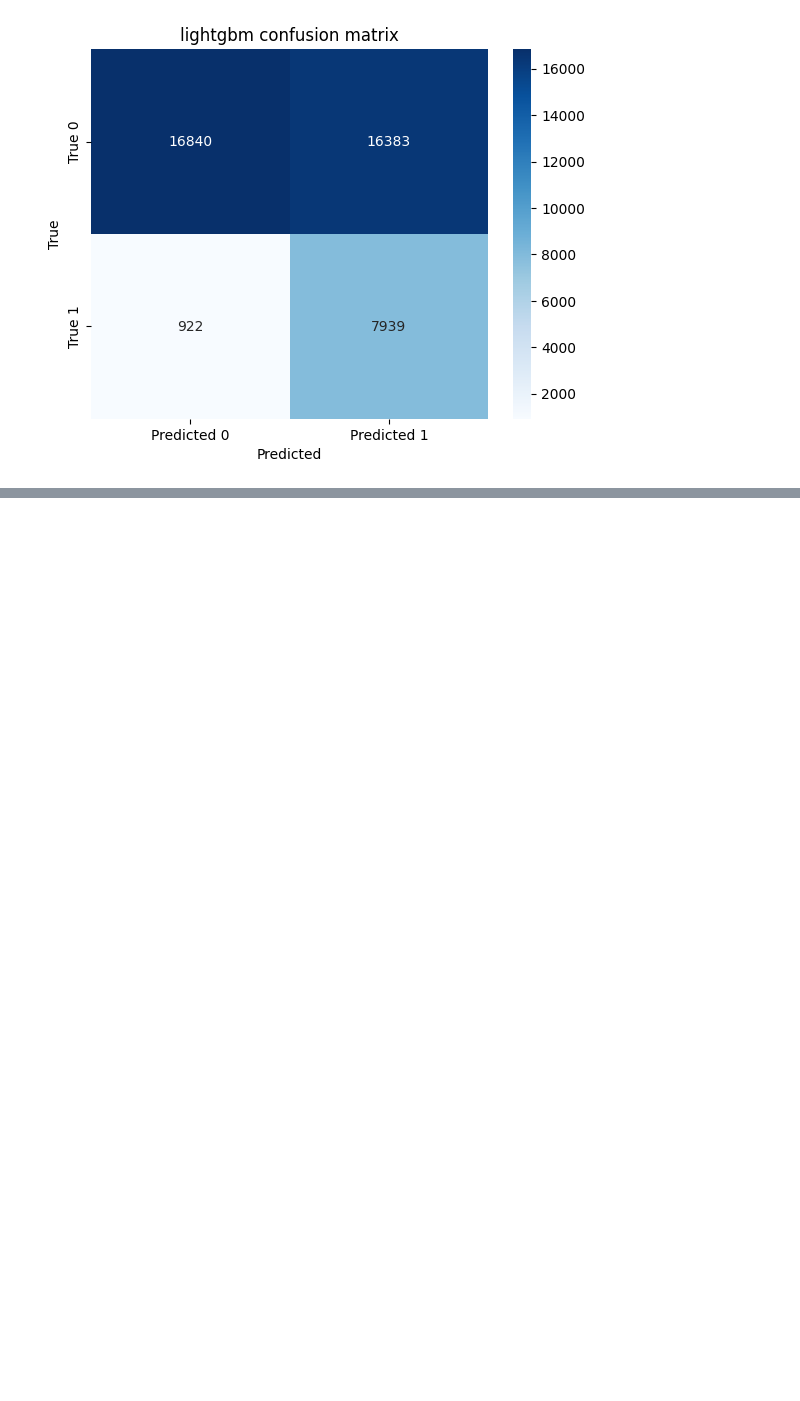
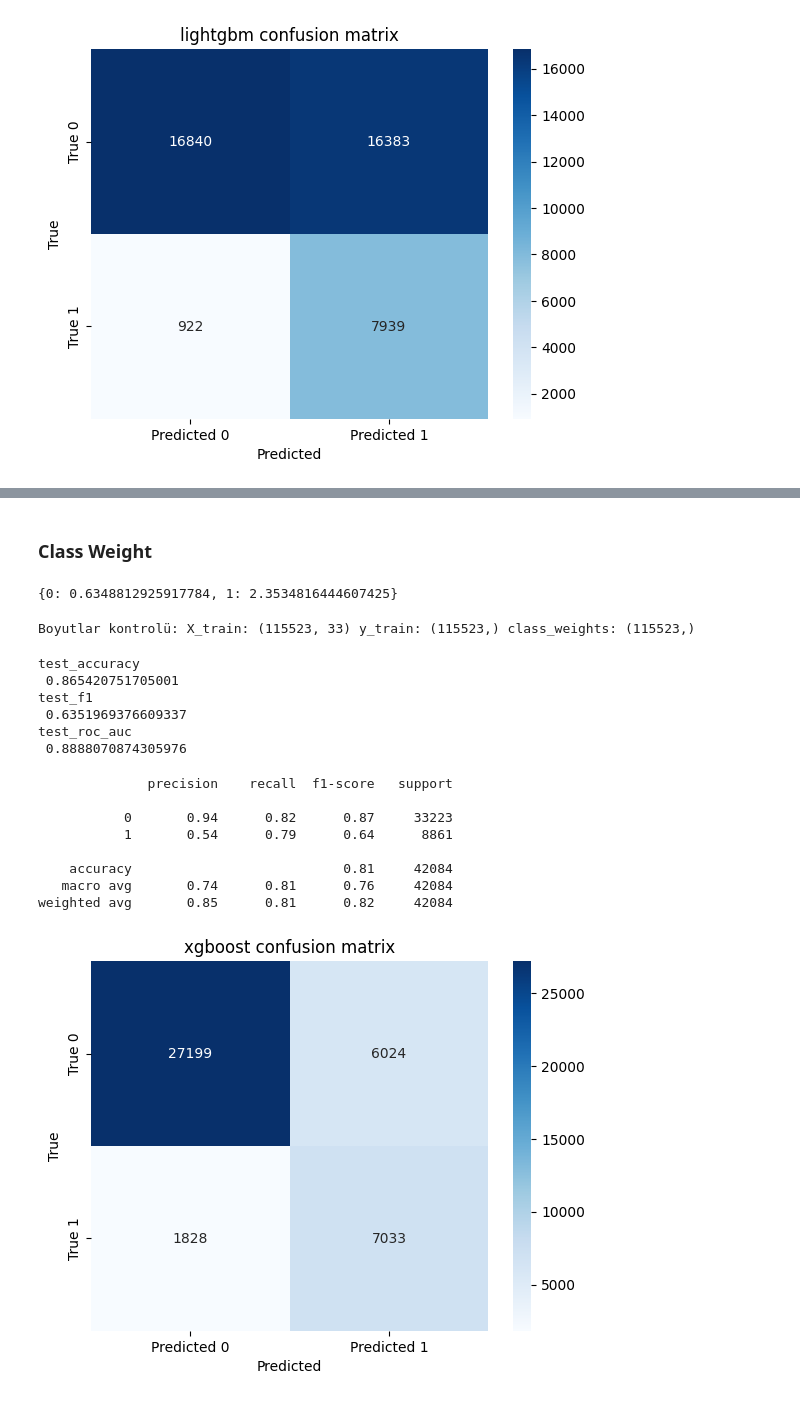
Before and after one commit to hakankocakk/bank-customer-churn-prediction, a Jupyter notebook: src/Model/prototype.ipynb, the cells around one changed output, grey strips where cells are left out. Drawn from its saved outputs; the diff is of its cells as text; code cells hidden in the pictures; blank space fills up the shorter version.

```diff
--- a/src/Model/prototype.ipynb
+++ b/src/Model/prototype.ipynb
@@ -493,0 +505,2 @@ catboost_final = catboost_final_model(X_train, y_train)
+# %% [markdown]
+### Class Weight
@@ -493,0 +510,64 @@ catboost_final = catboost_final_model(X_train, y_train)
+# %%
+class_weight_dict
+# %% [output]
+{0: 0.6348812925917784, 1: 2.3534816444607425}
+# %%
+from sklearn.utils.class_weight import compute_sample_weight
+
+# Ağırlıkları hesapla
+class_weights = compute_sample_weight(class_weight='balanced', y=y_train)
+
+# Boyutların eşleşip eşleşmediğini kontrol et
+print("Boyutlar kontrolü: X_train:", X_train.shape, "y_train:", y_train.shape, "class_weights:", class_weights.shape)
+
+# Eğer boyutlar uyumsuzsa, bu sorunu çözüme kavuşturmalıyız
+# %% [output]
+Boyutlar kontrolü: X_train: (115523, 33) y_train: (115523,) class_weights: (115523,)
+# %%
+def xgboost_final_model(X_train, y_train):
+    xgboost_best_params = {
+        "learning_rate": 0.01,
+        "max_depth": 5,
+        "n_estimators": 1000,
+        "colsample_bytree": 0.7,
+        "device": "cuda"
+        }
+
+    X_train_gpu = cp.array(X_train)
+    y_train_gpu = cp.array(y_train)
+    class_weights_gpu = cp.array(class_weights)
+
+
+    xgboost_final = XGBClassifier(**xgboost_best_params).fit(X_train, y_train, sample_weight=class_weights_gpu)
+    cv_results = cross_validate(xgboost_final,
+                                X_train,
+                                y_train,
+                                cv=5,
+                                scoring=["accuracy", "f1", "roc_auc"])
+
+    print(f"test_accuracy \n {cv_results['test_accuracy'].mean()}")
+    print(f"test_f1 \n {cv_results['test_f1'].mean()}")
+    print(f"test_roc_auc \n {cv_results['test_roc_auc'].mean()}")
+
+    return xgboost_final
+
+xgboost_final = xgboost_final_model(X_train, y_train)
+# %% [output]
+test_accuracy
+ 0.865420751705001
+test_f1
+ 0.6351969376609337
+test_roc_auc
+ 0.8888070874305976
+# %%
+prediction("xgboost", xgboost_final, X_val, y_val)
+# %% [output]
+              precision    recall  f1-score   support
+
+           0       0.94      0.82      0.87     33223
+           1       0.54      0.79      0.64      8861
+
+    accuracy                           0.81     42084
+   macro avg       0.74      0.81      0.76     42084
+weighted avg       0.85      0.81      0.82     42084
+[figure, added]
```
Also changed, not shown: parts of 25 cells of this notebook.
